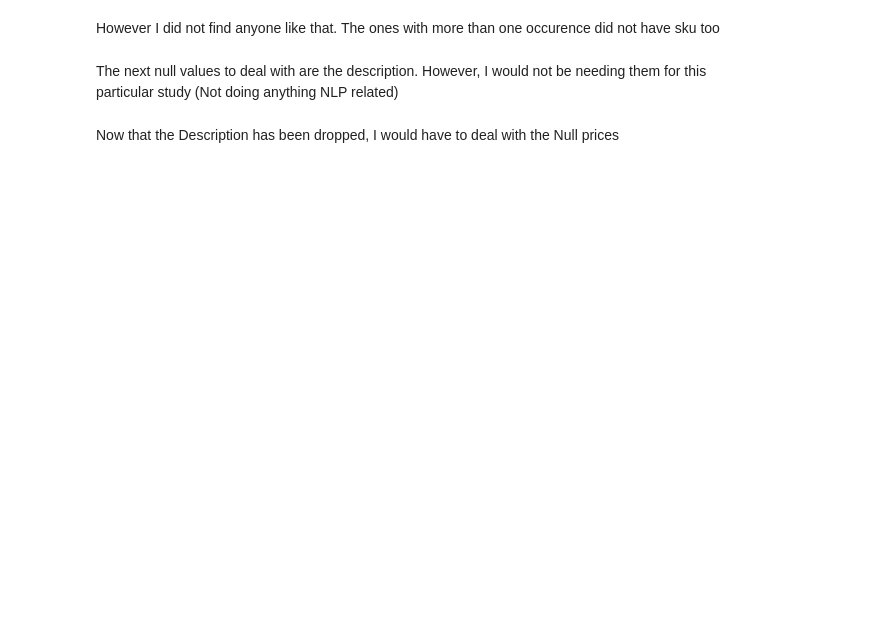
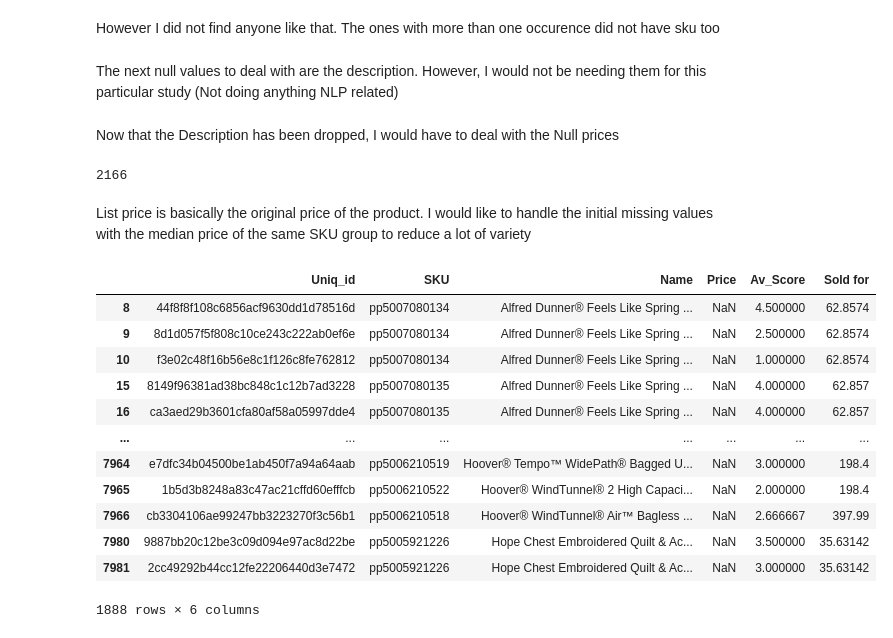
Before and after one commit to RedeemerNtumy/JCPennyConsultancyProject, a Jupyter notebook: 3549063_BD2.ipynb, the cells around one changed output. Cells and saved outputs as stored; diff of their text form; code cells hidden in the pictures; blank space fills up the shorter version.

```diff
--- a/3549063_BD2.ipynb
+++ b/3549063_BD2.ipynb
@@ -186,3 +186,8 @@ The next null values to deal with are the description. However, I would not be n
 products = products.drop('Description', axis=1)
 # %% [markdown]
 Now that the Description has been dropped, I would have to deal with the Null prices
+# %%
+#Checking if the null values in the json is the same as the csv
+len(products_json)-len(products_json[products_json["list_price"] != ""])
+# %% [output]
+2166
@@ -188,0 +197,28 @@ Now that the Description has been dropped, I would have to deal with the Null pr
+# %% [markdown]
+List price is basically the original price of the product. I would like to handle the initial missing values with the median price of the same SKU group to reduce a lot of variety
+# %%
+#Creating a copy of the initial dataset for transparency
+updated_products = products.copy()
+# %%
+# Calculate the median price for each SKU
+median_price_by_sku = updated_products.groupby('SKU')['Price'].transform('median')
+
+# Fill the remaining NaN values in 'Price' with the calculated median price
+updated_products['Price'] = updated_products['Price'].fillna(median_price_by_sku)
+
+# Display rows that still have NaN prices
+updated_products[updated_products['Price'].isna()]
+# %% [output]
+|  | Uniq_id | SKU | Name | Price | Av_Score | Sold for |
+| 8 | 44f8f8f108c6856acf9630dd1d78516d | pp5007080134 | Alfred Dunner® Feels Like Spring ... | NaN | 4.500000 | 62.8574 |
+| 9 | 8d1d057f5f808c10ce243c222ab0ef6e | pp5007080134 | Alfred Dunner® Feels Like Spring ... | NaN | 2.500000 | 62.8574 |
+| 10 | f3e02c48f16b56e8c1f126c8fe762812 | pp5007080134 | Alfred Dunner® Feels Like Spring ... | NaN | 1.000000 | 62.8574 |
+| 15 | 8149f96381ad38bc848c1c12b7ad3228 | pp5007080135 | Alfred Dunner® Feels Like Spring ... | NaN | 4.000000 | 62.857 |
+| 16 | ca3aed29b3601cfa80af58a05997dde4 | pp5007080135 | Alfred Dunner® Feels Like Spring ... | NaN | 4.000000 | 62.857 |
+| ... | ... | ... | ... | ... | ... | ... |
+| 7964 | e7dfc34b04500be1ab450f7a94a64aab | pp5006210519 | Hoover® Tempo™ WidePath® Bagged U... | NaN | 3.000000 | 198.4 |
+| 7965 | 1b5d3b8248a83c47ac21cffd60efffcb | pp5006210522 | Hoover® WindTunnel® 2 High Capaci... | NaN | 2.000000 | 198.4 |
+| 7966 | cb3304106ae99247bb3223270f3c56b1 | pp5006210518 | Hoover® WindTunnel® Air™ Bagless ... | NaN | 2.666667 | 397.99 |
+| 7980 | 9887bb20c12be3c09d094e97ac8d22be | pp5005921226 | Hope Chest Embroidered Quilt & Ac... | NaN | 3.500000 | 35.63142 |
+| 7981 | 2cc49292b44cc12fe22206440d3e7472 | pp5005921226 | Hope Chest Embroidered Quilt & Ac... | NaN | 3.000000 | 35.63142 |
+1888 rows × 6 columns
```
Also changed, not shown: parts of 6 cells of this notebook.
